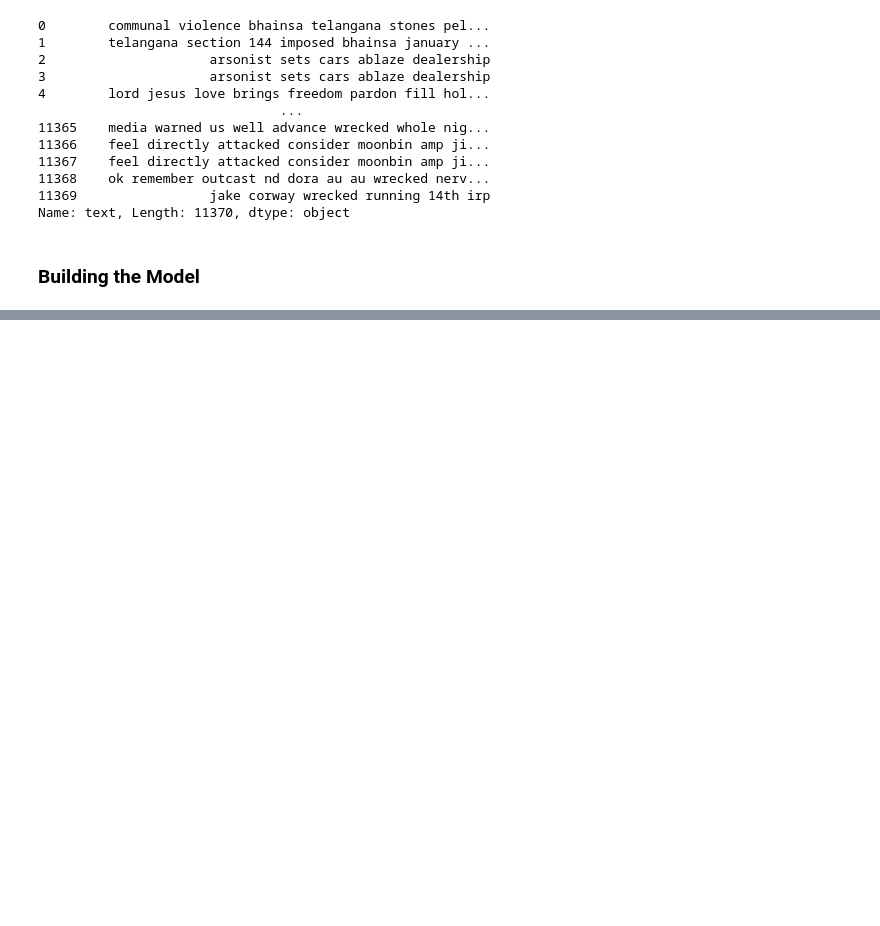
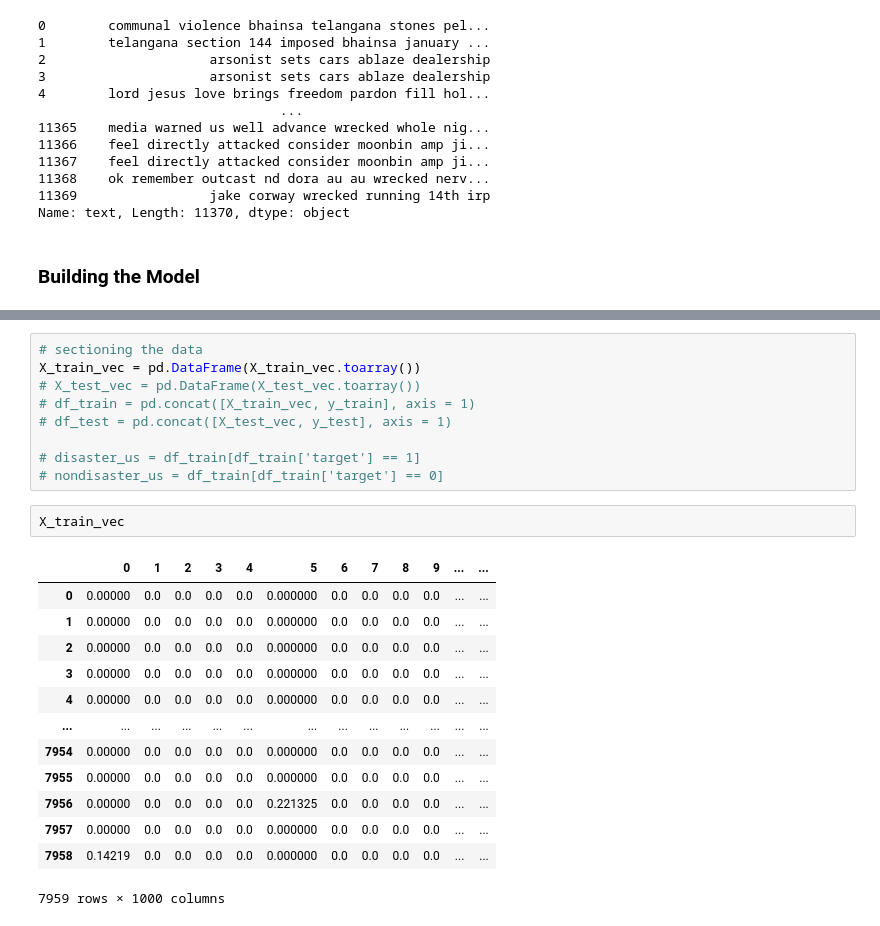
Before and after one commit to natbernard/Disaster-Tweets, a Jupyter notebook: Disaster Tweets.ipynb, the cells around one changed output, grey strips where cells are left out. Drawn from its saved outputs; the diff is of its cells as text; blank space fills up the shorter version.

```diff
--- a/Disaster Tweets.ipynb
+++ b/Disaster Tweets.ipynb
@@ -280,0 +288,25 @@ weighted avg       0.87      0.87      0.85      3411
+# %%
+# sectioning the data
+X_train_vec = pd.DataFrame(X_train_vec.toarray())
+# X_test_vec = pd.DataFrame(X_test_vec.toarray())
+# df_train = pd.concat([X_train_vec, y_train], axis = 1)
+# df_test = pd.concat([X_test_vec, y_test], axis = 1)
+
+# disaster_us = df_train[df_train['target'] == 1]
+# nondisaster_us = df_train[df_train['target'] == 0]
+# %%
+X_train_vec
+# %% [output]
+|  | 0 | 1 | 2 | 3 | 4 | 5 | 6 | 7 | 8 | 9 | ... | ... |
+| 0 | 0.00000 | 0.0 | 0.0 | 0.0 | 0.0 | 0.000000 | 0.0 | 0.0 | 0.0 | 0.0 | ... | ... |
+| 1 | 0.00000 | 0.0 | 0.0 | 0.0 | 0.0 | 0.000000 | 0.0 | 0.0 | 0.0 | 0.0 | ... | ... |
+| 2 | 0.00000 | 0.0 | 0.0 | 0.0 | 0.0 | 0.000000 | 0.0 | 0.0 | 0.0 | 0.0 | ... | ... |
+| 3 | 0.00000 | 0.0 | 0.0 | 0.0 | 0.0 | 0.000000 | 0.0 | 0.0 | 0.0 | 0.0 | ... | ... |
+| 4 | 0.00000 | 0.0 | 0.0 | 0.0 | 0.0 | 0.000000 | 0.0 | 0.0 | 0.0 | 0.0 | ... | ... |
+| ... | ... | ... | ... | ... | ... | ... | ... | ... | ... | ... | ... | ... |
+| 7954 | 0.00000 | 0.0 | 0.0 | 0.0 | 0.0 | 0.000000 | 0.0 | 0.0 | 0.0 | 0.0 | ... | ... |
+| 7955 | 0.00000 | 0.0 | 0.0 | 0.0 | 0.0 | 0.000000 | 0.0 | 0.0 | 0.0 | 0.0 | ... | ... |
+| 7956 | 0.00000 | 0.0 | 0.0 | 0.0 | 0.0 | 0.221325 | 0.0 | 0.0 | 0.0 | 0.0 | ... | ... |
+| 7957 | 0.00000 | 0.0 | 0.0 | 0.0 | 0.0 | 0.000000 | 0.0 | 0.0 | 0.0 | 0.0 | ... | ... |
+| 7958 | 0.14219 | 0.0 | 0.0 | 0.0 | 0.0 | 0.000000 | 0.0 | 0.0 | 0.0 | 0.0 | ... | ... |
+7959 rows × 1000 columns
```
Also changed, not shown: parts of 14 cells of this notebook.
